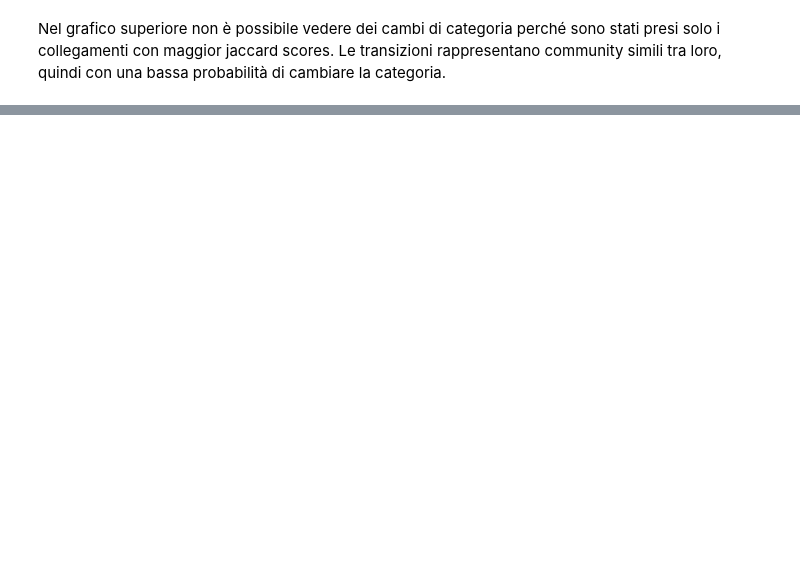
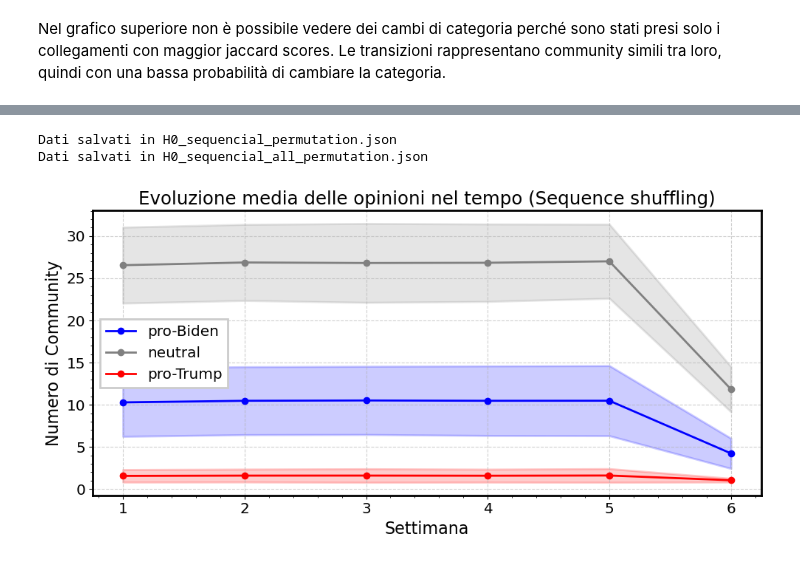
Before and after one commit to LeonardoCaridi/2024_caridi, a Jupyter notebook: open_problem/Dynamic_community_discovery.ipynb, the cells around one changed output, grey strips where cells are left out. Cells and saved outputs as stored; diff of their text form; code cells hidden in the pictures; blank space fills up the shorter version.

```diff
--- a/open_problem/Dynamic_community_discovery.ipynb
+++ b/open_problem/Dynamic_community_discovery.ipynb
@@ -327,0 +326,21 @@ E' possibile notare un **picco nella quarta settimana** (corrispondente all'**at
+# %%
+LOAD = True
+
+if LOAD:
+    with open(os.path.join("shuffles","H0_sequencial_permutation.json"), "r") as json_file:
+        loaded_data = json.load(json_file)
+
+    # Converti le liste Python di nuovo in array numpy
+    averages_H0_seq = {key: np.array(value) for key, value in loaded_data["averages_H0"].items()}
+    stds_H0_seq = {key: np.array(value) for key, value in loaded_data["stds_H0"].items()}
+
+    with open(os.path.join("shuffles","H0_sequencial_all_permutation.json"), 'r') as f:
+        all_averages_H0_seq = json.load(f)
+# %%
+from itertools import permutations
+
+# Genera tutte le permutazioni escludendo quella originale (tutti ordinamenti temporali possibili)
+all_permutations = list(permutations(principal_component_week_graph))
+filtered_permutations = [p for p in all_permutations if p != tuple(principal_component_week_graph)]
+
+len(filtered_permutations)
@@ -327,0 +414,54 @@ E' possibile notare un **picco nella quarta settimana** (corrispondente all'**at
+# %%
+SAVE = False
+
+if SAVE:
+    # Converti gli array numpy in liste
+    data = {
+        "averages_H0": {key: value.tolist() for key, value in averages_H0_seq.items()},
+        "stds_H0": {key: value.tolist() for key, value in stds_H0_seq.items()}
+    }
+
+    # Salvataggio in un file JSON
+    with open(os.path.join("shuffles","H0_sequencial_permutation.json"), "w") as json_file:
+        json.dump(data, json_file, indent=4)
+
+    print("Dati salvati in H0_sequencial_permutation.json")
+
+    ######### Salvataggio all_average #########
+    # Converte gli array NumPy in liste
+    data_json = []
+    for d in all_averages_H0_seq:
+        d_new = {}
+        for key, value in d.items():
+            d_new[key] = value.tolist()  # converte l'array in lista
+        data_json.append(d_new)
+
+    # Salvia i dati in formato JSON
+    with open(os.path.join("shuffles","H0_sequencial_all_permutation.json"), 'w') as f:
+        json.dump(data_json, f, indent=4)
+
+    print("Dati salvati in H0_sequencial_all_permutation.json")
+# %% [output]
+Dati salvati in H0_sequencial_permutation.json
+Dati salvati in H0_sequencial_all_permutation.json
+# %%
+#Crea il plot
+plt.figure(figsize=(10, 5))
+colors = {"pro-Biden": "blue", "neutral": "gray", "pro-Trump": "red"}
+for category in ["pro-Biden", "neutral", "pro-Trump"]:
+    plt.plot(snapshots, averages_H0_seq[category], marker="o", linestyle="-", label=category, color=colors[category])
+    plt.fill_between(snapshots,
+                     averages_H0_seq[category] - stds_H0_seq[category],
+                     averages_H0_seq[category] + stds_H0_seq[category],
+                     color=colors[category], alpha=0.2)
+
+plt.xlabel("Settimana")
+plt.ylabel("Numero di Community")
+plt.title("Evoluzione media delle opinioni nel tempo (Sequence shuffling)")
+plt.xticks(snapshots)
+plt.legend()
+plt.grid(True, linestyle="--", alpha=0.6)
+plt.savefig(os.path.join('plots', 'Sequence_shuffling.png'))
+plt.show()
+# %% [output]
+[figure, added]
```
Also changed, not shown: parts of 46 cells of this notebook, 19 other files.
